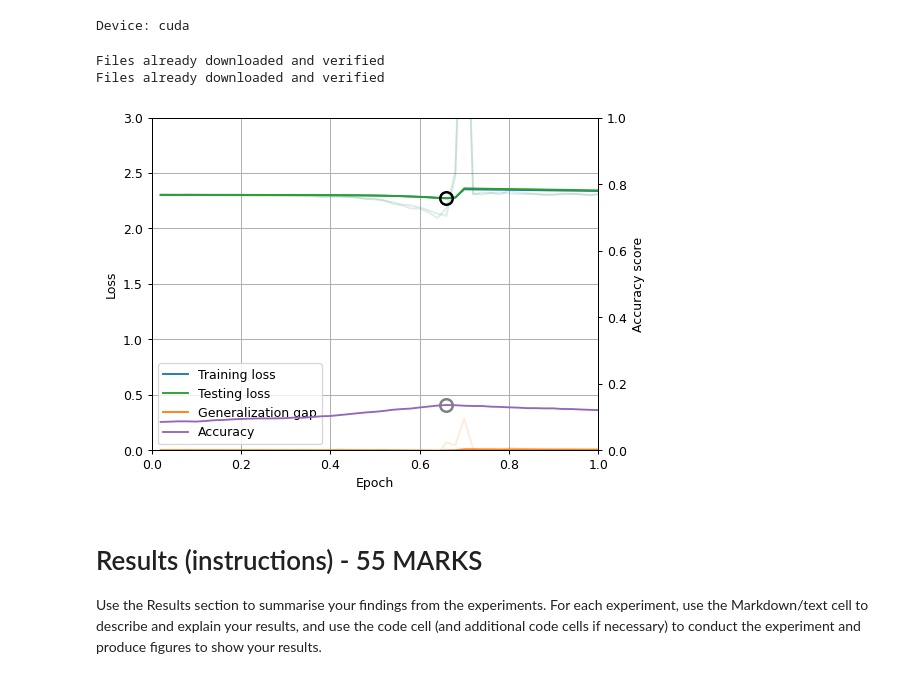
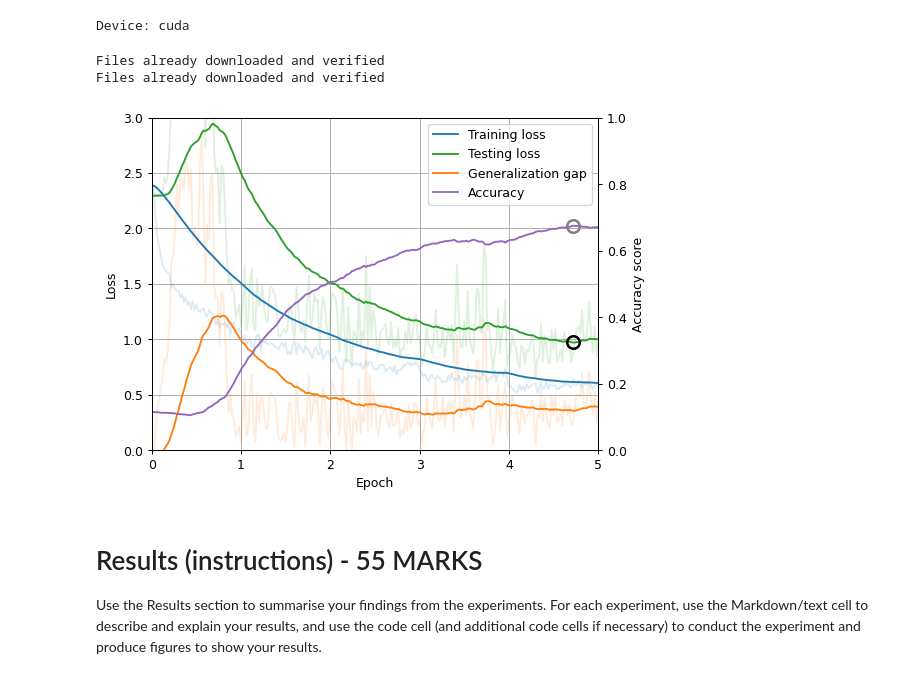
Before and after one commit to Guy29/CIFAR-10-experiments, a Jupyter notebook: 267649.ipynb, the cells around one changed output. Drawn from its saved outputs; the diff is of its cells as text; code cells hidden in the pictures.

Commit message:
Code cleanup, transfer learning, plot for gradient means and stds, corrected dropout experiment results, saved best models

```diff
--- a/267649.ipynb
+++ b/267649.ipynb
@@ -286,21 +414,23 @@ print(f'Device: {device}')
 # %% [output]
 Device: cuda
 # %%
+# Example usage
+
 train_set = datasets.CIFAR10(root='data', train=True , download=True, transform=ToTensor())
 test_set  = datasets.CIFAR10(root='data', train=False, download=True, transform=ToTensor())
 
-model     = NeuralNetwork(dropout_rate=0.2).to(device)
+model     = NeuralNetwork(dropout_rate=0.1, batch_norm=True).to(device)
 loss_fn   = nn.CrossEntropyLoss()
-optimizer = torch.optim.SGD(model.parameters(), lr=0.1, momentum=0.9)
+optimizer = torch.optim.SGD(model.parameters(), lr=0.08, momentum=0.9)
 scheduler = None
 
-metrics   = train_and_test(model, train_set, test_set, 50, loss_fn, optimizer, scheduler, 1, device)
+metrics   = train_and_test(model, train_set, test_set, 50, loss_fn, optimizer, scheduler, 5, device)
 
 plot_metrics(metrics)
 # %% [output]
 Files already downloaded and verified
 Files already downloaded and verified
-[figure, old version]
+[figure, new version]
 # %% [markdown]
 # Results (instructions) - 55 MARKS <ignore>
 Use the Results section to summarise your findings from the experiments. For each experiment, use the Markdown/text cell to describe and explain your results, and use the code cell (and additional code cells if necessary) to conduct the experiment and produce figures to show your results.
```
Also changed, not shown: parts of 16 cells of this notebook, 3 other files.
